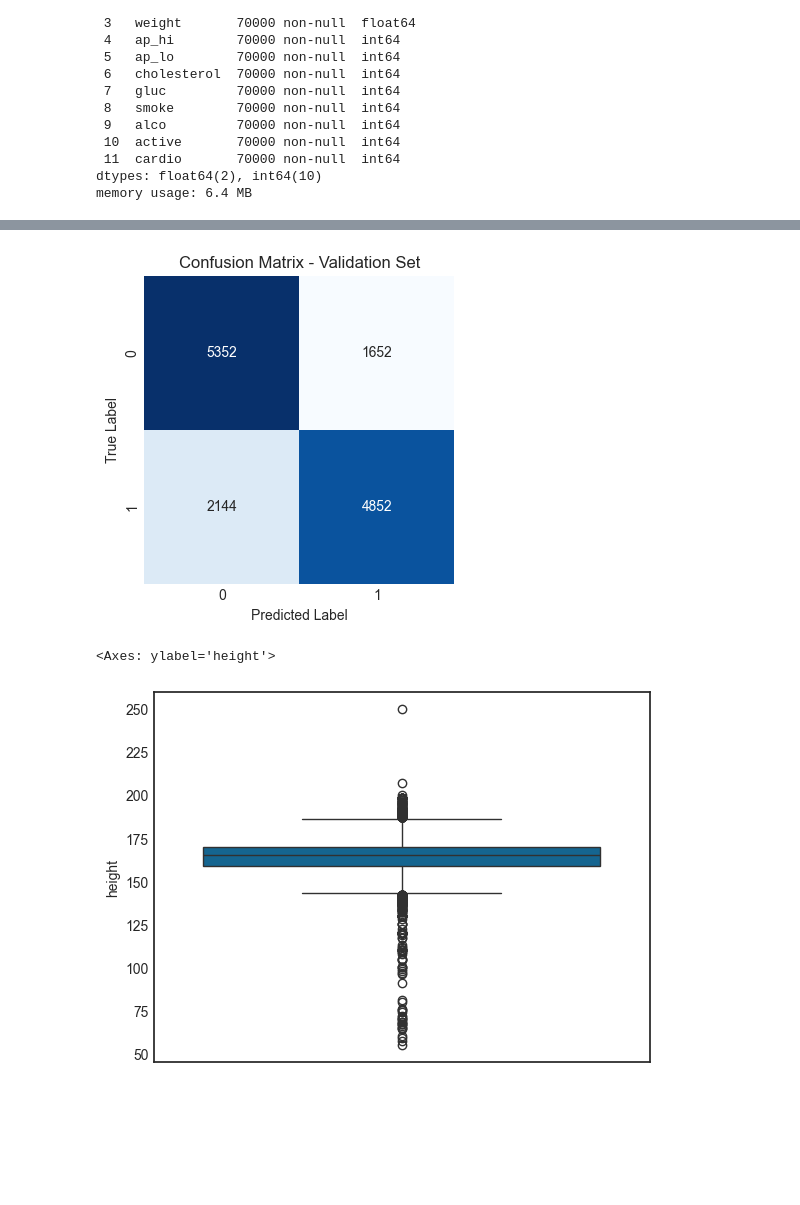
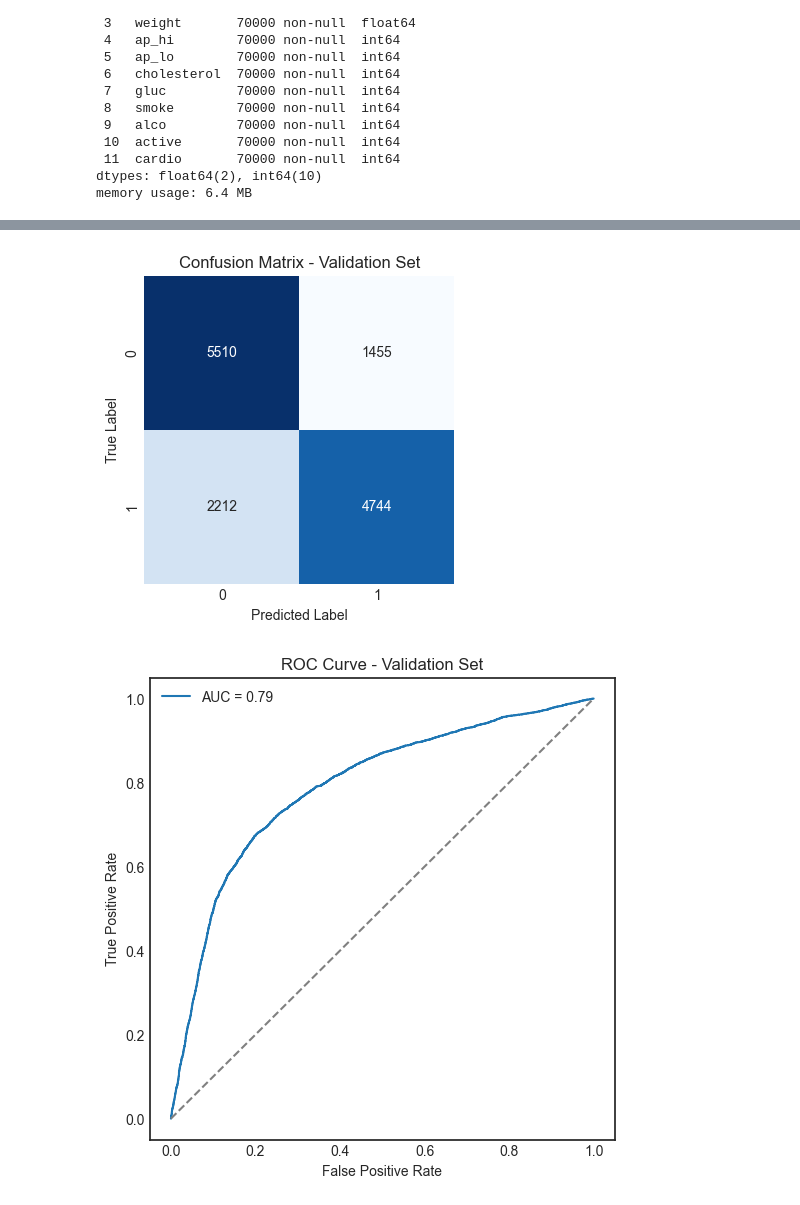
Before and after one commit to moscmh/byte2beat, a Jupyter notebook: cardio.ipynb, the cells around one changed output, grey strips where cells are left out. Saved outputs shown, nothing was run; the diff lists cells and outputs as text; code cells hidden in the pictures; blank space fills up the shorter version.

```diff
--- a/cardio.ipynb
+++ b/cardio.ipynb
@@ -136,4 +225,21 @@ def val_performance(model, X_val_scaled, y_val):
     ax.set_title('Confusion Matrix - Validation Set')
     plt.show()
 
-    return y_val_pred
+    fig, ax = plt.subplots(figsize=(6, 6))
+
+    try:
+        rocs = roc_curve(y_val, model.predict_proba(X_val_scaled)[:, 1])
+        auc = roc_auc_score(y_val, model.predict_proba(X_val_scaled)[:, 1])
+        ax.plot(rocs[0], rocs[1], label='AUC = {:.2f}'.format(auc))
+    except AttributeError:
+        rocs = roc_curve(y_val, model.decision_function(X_val_scaled))
+        auc = roc_auc_score(y_val, model.decision_function(X_val_scaled))
+        ax.plot(rocs[0], rocs[1], label='AUC = {:.2f}'.format(auc))
+    ax.plot([0, 1], [0, 1], linestyle='--', color='gray')
+    ax.set_xlabel('False Positive Rate')
+    ax.set_ylabel('True Positive Rate')
+    ax.set_title('ROC Curve - Validation Set')
+    ax.legend()
+    plt.show()
+
+    return y_val_pred, rocs, auc
@@ -146,4 +245,0 @@ y_val_pred_lr = val_performance(lr, X_val_scaled, y_val)
-# %%
-knn = KNeighborsClassifier(n_neighbors=5)
-knn.fit(X_train_scaled, y_train)
-y_val_pred_knn = val_performance(knn, X_val_scaled, y_val)
@@ -152,4 +245,0 @@ y_val_pred_knn = val_performance(knn, X_val_scaled, y_val)
-# %%
-rf = RandomForestClassifier(n_estimators=100, random_state=42)
-rf.fit(X_train_scaled, y_train)
-y_val_pred_rf = val_performance(rf, X_val_scaled, y_val)
@@ -163,0 +246,4 @@ y_val_pred_gb = val_performance(gb, X_val_scaled, y_val)
+# %%
+lr = LogisticRegression(penalty='l1', solver='saga', max_iter=10000, random_state=42)
+lr.fit(X_train_scaled, y_train)
+y_val_pred_lr, rocs_lr, auc_lr = val_performance(lr, X_val_scaled, y_val)
@@ -164,11 +265,8 @@ y_val_pred_gb = val_performance(gb, X_val_scaled, y_val)
 # %%
 svc = SVC(random_state=42)
+
 svc.fit(X_train_scaled, y_train)
-y_val_pred_svc = val_performance(svc, X_val_scaled, y_val)
+y_val_pred_svc, rocs_svc, auc_svc = val_performance(svc, X_val_scaled, y_val)
 # %% [output]
-[figure, old version]
+[figure, new version]
+[figure, added]
-# %%
-sns.boxplot(df['height'])
-# %% [output]
-<Axes: ylabel='height'>
-[figure, removed]
```
Also changed, not shown: parts of 60 cells of this notebook, 7 other files.
